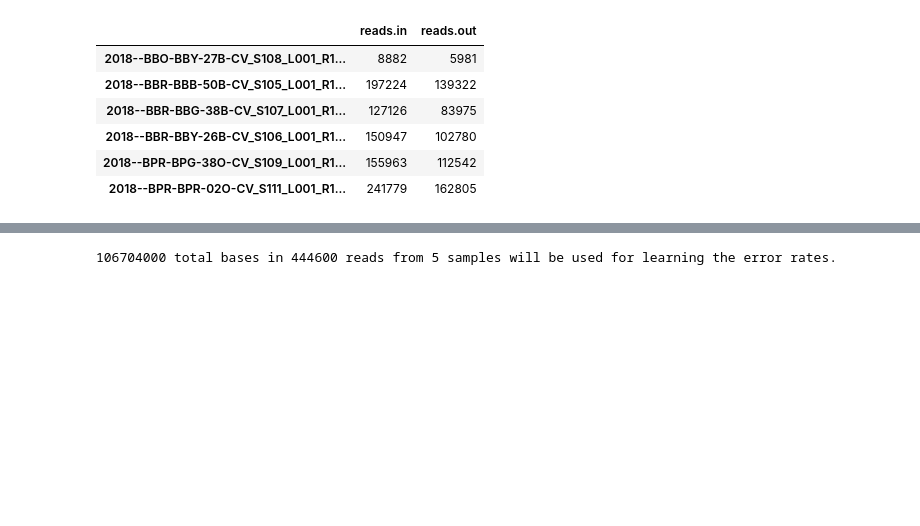
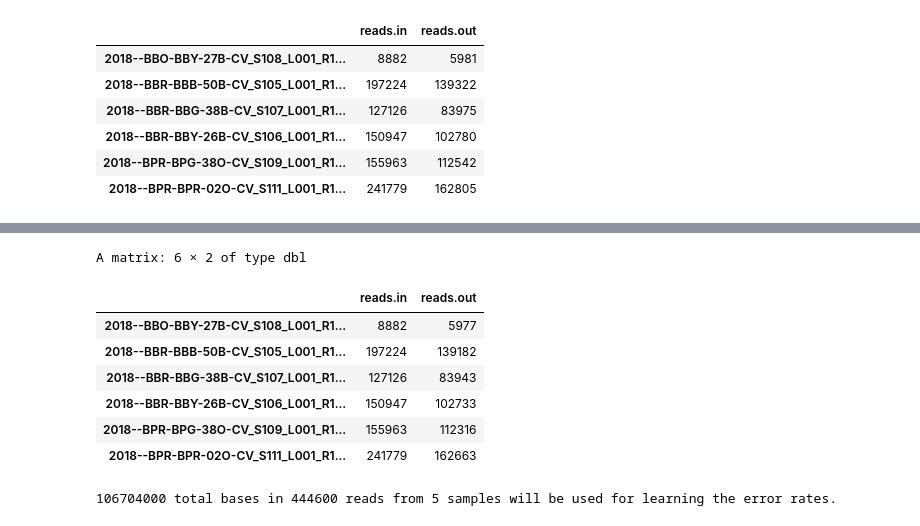
Before and after one commit to sagw/DE_micro, a Jupyter notebook: QC_Run2.ipynb, the cells around one changed output, grey strips where cells are left out. Cells and saved outputs as stored; diff of their text form; code cells hidden in the pictures; blank space fills up the shorter version.

```diff
--- a/QC_Run2.ipynb
+++ b/QC_Run2.ipynb
@@ -80,3 +87,17 @@ Creating output directory: /Users/sarah/Documents/DE_16S/Run2and3_0920/trimmed//
+# %%
+out <- filterAndTrim(fnFs, filtFs, fnRs, filtRs, truncLen=c(250,230),
+              maxN=0, maxEE=c(2,2), truncQ=2, rm.phix=TRUE,
+              compress=TRUE, multithread=TRUE, verbose=TRUE) # On Windows set multithread=FALSE
+head(out)
+# %% [output]
+A matrix: 6 × 2 of type dbl
+|  | reads.in | reads.out |
+| 2018--BBO-BBY-27B-CV_S108_L001_R1... | 8882 | 5977 |
+| 2018--BBR-BBB-50B-CV_S105_L001_R1... | 197224 | 139182 |
+| 2018--BBR-BBG-38B-CV_S107_L001_R1... | 127126 | 83943 |
+| 2018--BBR-BBY-26B-CV_S106_L001_R1... | 150947 | 102733 |
+| 2018--BPR-BPG-38O-CV_S109_L001_R1... | 155963 | 112316 |
+| 2018--BPR-BPR-02O-CV_S111_L001_R1... | 241779 | 162663 |
 # %%
 errF = learnErrors(filtFs, multithread=TRUE)
 # %% [output]
```
Also changed, not shown: parts of 7 cells of this notebook, 2 other files.
